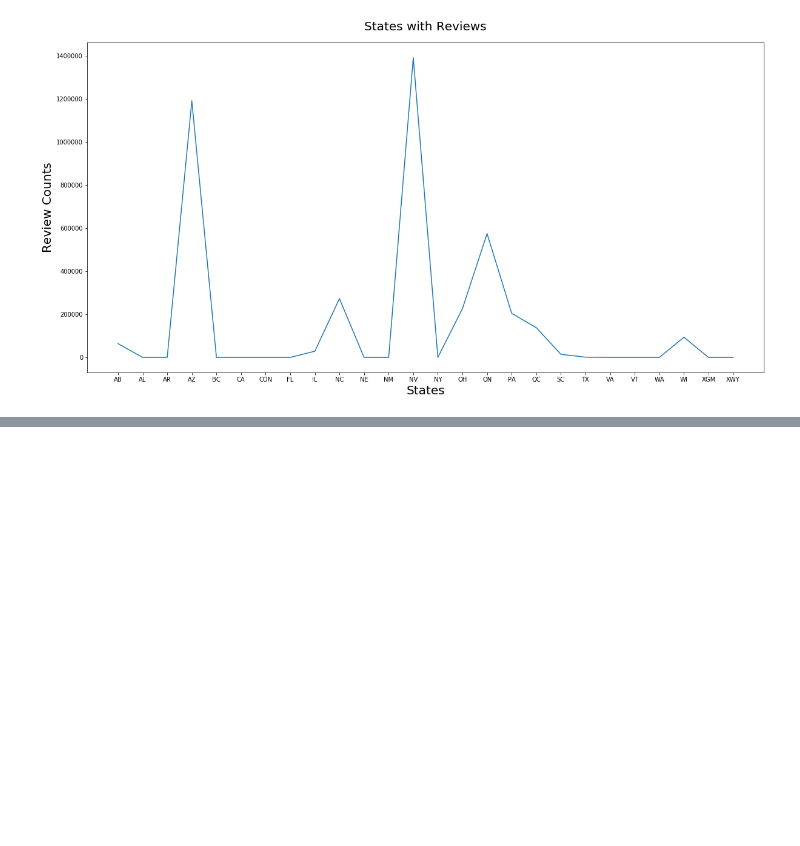
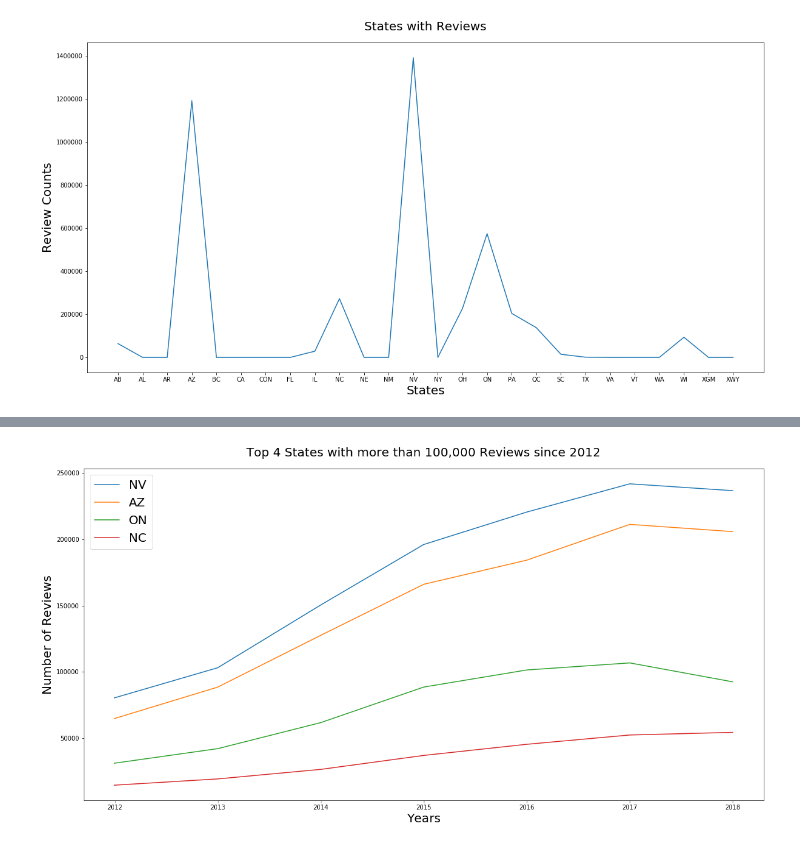
Before and after one commit to yueweng/restaurant-reviews, a Jupyter notebook: project.ipynb, the cells around one changed output, grey strips where cells are left out. Saved outputs shown, nothing was run; the diff lists cells and outputs as text; code cells hidden in the pictures; blank space fills up the shorter version.

```diff
--- a/project.ipynb
+++ b/project.ipynb
@@ -231,0 +287,21 @@ plt.savefig('images/states_with_reviews.png', bbox_inches = "tight")
+# %%
+import matplotlib.pyplot as plt
+fig, ax = plt.subplots(figsize=[20, 10])
+
+year2012 = review_year[review_year['year'] >= 2012]
+
+ax.set_title('Top 4 States with more than 100,000 Reviews since 2012', fontsize=20, pad=20)
+ax.set_xlabel('Years', fontsize=20)
+ax.set_ylabel('Number of Reviews', fontsize=20)
+
+for k, v in st_re.head(4).items():
+    year_count = year2012[year2012['state'] == k]
+    graph_year = year_count.groupby('year').count().reset_index()
+    ax.plot(graph_year['year'], graph_year['state'], label=k)
+
+plt.legend(fontsize=20)
+plt.show()
+
+plt.
+# %% [output]
+[figure, added]
```
Also changed, not shown: parts of 13 cells of this notebook, 3 other files.
